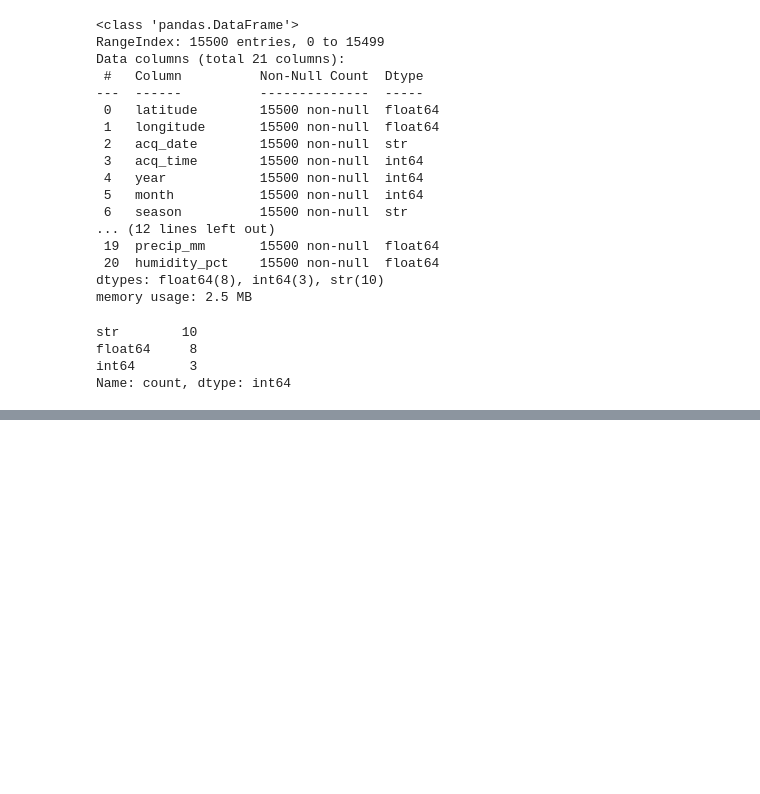
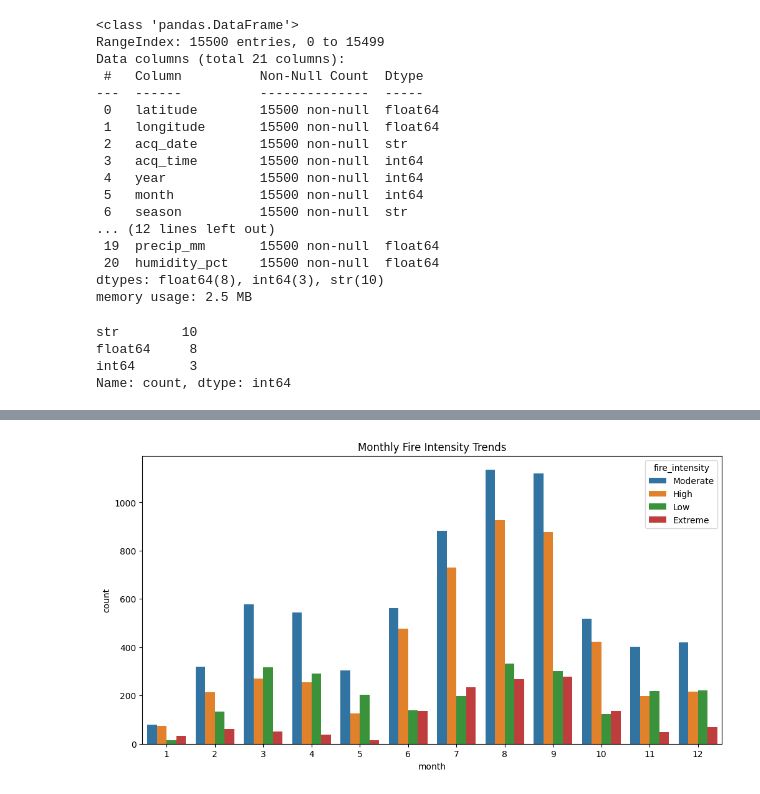
Before and after one commit to KodewithArun/wildfire-intensity-classifier, a Jupyter notebook: notebooks/01_eda.ipynb, the cells around one changed output, grey strips where cells are left out. Cells and saved outputs as stored; diff of their text form; code cells hidden in the pictures; blank space fills up the shorter version.

```diff
--- a/notebooks/01_eda.ipynb
+++ b/notebooks/01_eda.ipynb
@@ -263,0 +234,9 @@ df[numeric_features].corr()
+# %%
+# TEMPORAL ANALYSIS
+# Monthly Fire Intensity Trends
+plt.figure(figsize=(12,6))
+sns.countplot(x='month', hue='fire_intensity', data=df)
+plt.title("Monthly Fire Intensity Trends")
+plt.show()
+# %% [output]
+[figure, added]
```
Also changed, not shown: parts of 41 cells of this notebook, 5 other files.
